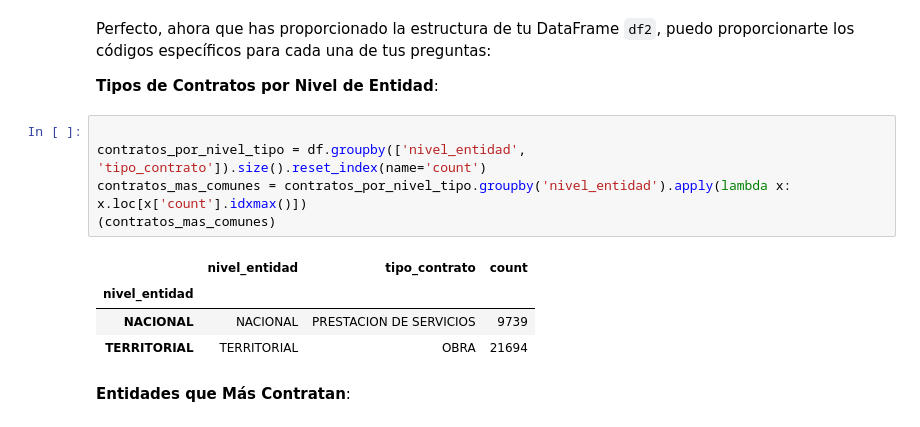
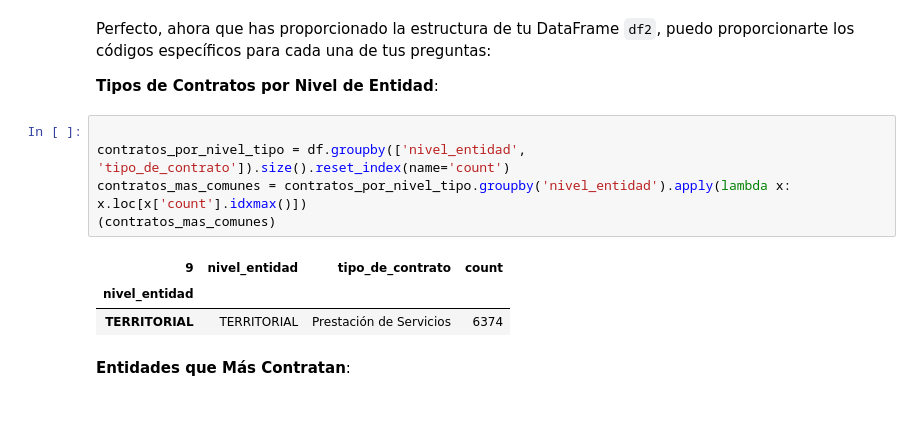
Before and after one commit to jazaineam1/Andes_ADDBD, a Jupyter notebook: Cuadernos/Clase16-BigData.ipynb, the cells around one changed output. Cells and saved outputs as stored; diff of their text form.

```diff
--- a/Cuadernos/Clase16-BigData.ipynb
+++ b/Cuadernos/Clase16-BigData.ipynb
@@ -352,14 +355,13 @@ Perfecto, ahora que has proporcionado la estructura de tu DataFrame `df2`, puedo
  **Tipos de Contratos por Nivel de Entidad**:
 # %%
 
-contratos_por_nivel_tipo = df.groupby(['nivel_entidad', 'tipo_contrato']).size().reset_index(name='count')
+contratos_por_nivel_tipo = df.groupby(['nivel_entidad', 'tipo_de_contrato']).size().reset_index(name='count')
 contratos_mas_comunes = contratos_por_nivel_tipo.groupby('nivel_entidad').apply(lambda x: x.loc[x['count'].idxmax()])
 (contratos_mas_comunes)
 # %% [output]
-|  | nivel_entidad | tipo_contrato | count |
+| 9 | nivel_entidad | tipo_de_contrato | count |
 | nivel_entidad |  |  |  |
-| NACIONAL | NACIONAL | PRESTACION DE SERVICIOS | 9739 |
-| TERRITORIAL | TERRITORIAL | OBRA | 21694 |
+| TERRITORIAL | TERRITORIAL | Prestación de Servicios | 6374 |
 # %% [markdown]
 **Entidades que Más Contratan**:
 # %%
```
Also changed, not shown: parts of 3 cells of this notebook.
